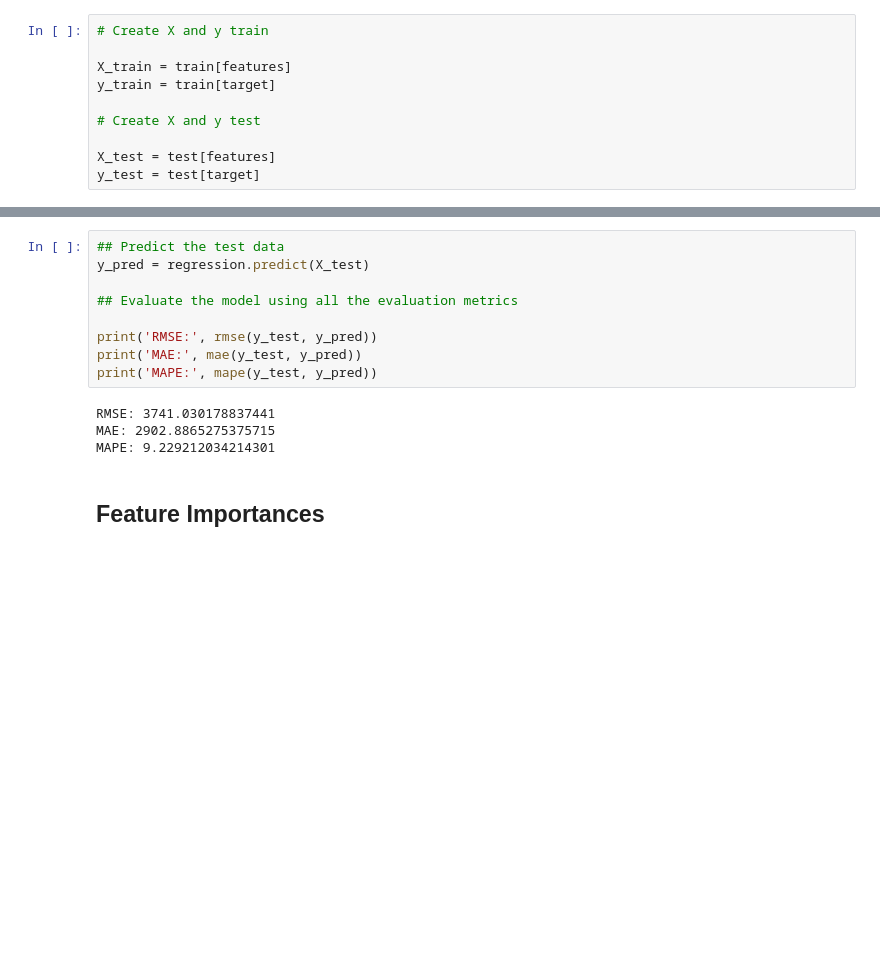
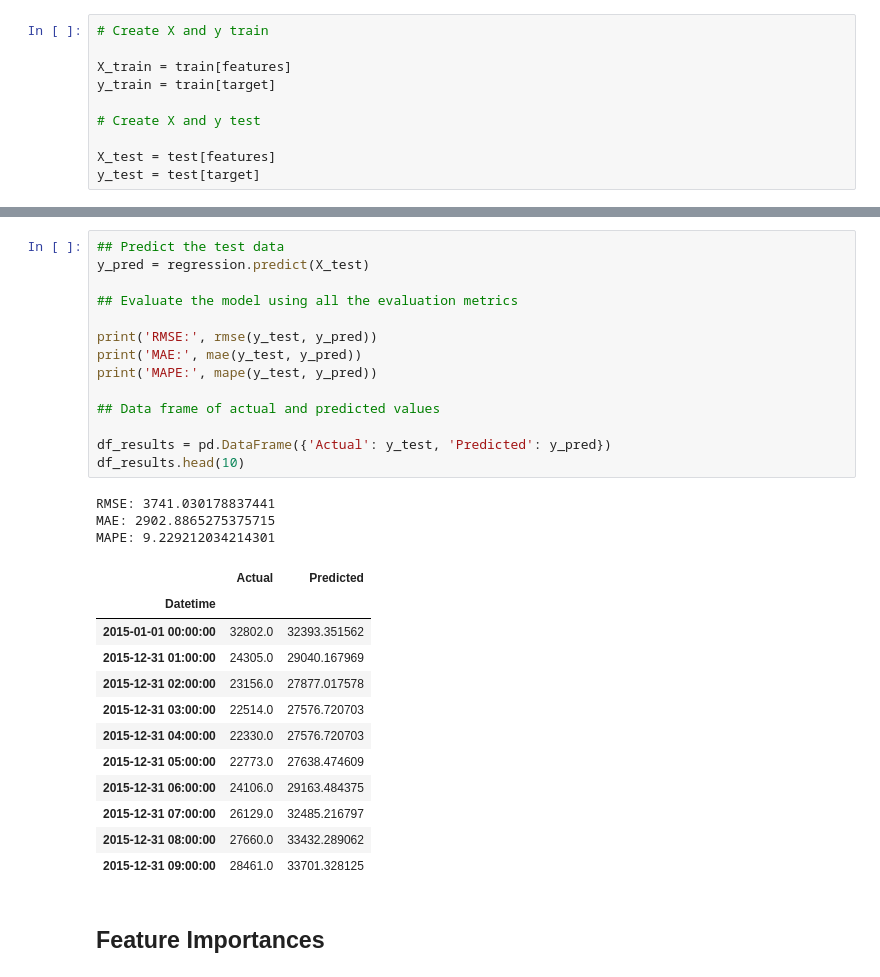
Before and after one commit to MarwanH7/Energy_Consumption_Forecasting_Dashboard, a Jupyter notebook: Notebook(MVP).ipynb, the cells around one changed output, grey strips where cells are left out. Drawn from its saved outputs; the diff is of its cells as text; blank space fills up the shorter version.

```diff
--- a/Notebook(MVP).ipynb
+++ b/Notebook(MVP).ipynb
@@ -328,16 +328,33 @@ XGBRegressor(base_score=None, booster=None, callbacks=None,
 # %%
 ## Predict the test data
 y_pred = regression.predict(X_test)
 
 ## Evaluate the model using all the evaluation metrics
 
 print('RMSE:', rmse(y_test, y_pred))
 print('MAE:', mae(y_test, y_pred))
 print('MAPE:', mape(y_test, y_pred))
+
+## Data frame of actual and predicted values
+
+df_results = pd.DataFrame({'Actual': y_test, 'Predicted': y_pred})
+df_results.head(10)
 # %% [output]
 RMSE: 3741.030178837441
 MAE: 2902.8865275375715
 MAPE: 9.229212034214301
+|  | Actual | Predicted |
+| Datetime |  |  |
+| 2015-01-01 00:00:00 | 32802.0 | 32393.351562 |
+| 2015-12-31 01:00:00 | 24305.0 | 29040.167969 |
+| 2015-12-31 02:00:00 | 23156.0 | 27877.017578 |
+| 2015-12-31 03:00:00 | 22514.0 | 27576.720703 |
+| 2015-12-31 04:00:00 | 22330.0 | 27576.720703 |
+| 2015-12-31 05:00:00 | 22773.0 | 27638.474609 |
+| 2015-12-31 06:00:00 | 24106.0 | 29163.484375 |
+| 2015-12-31 07:00:00 | 26129.0 | 32485.216797 |
+| 2015-12-31 08:00:00 | 27660.0 | 33432.289062 |
+| 2015-12-31 09:00:00 | 28461.0 | 33701.328125 |
 # %% [markdown]
 ## Feature Importances
 # %%
```
Also changed, not shown: parts of 11 cells of this notebook.
